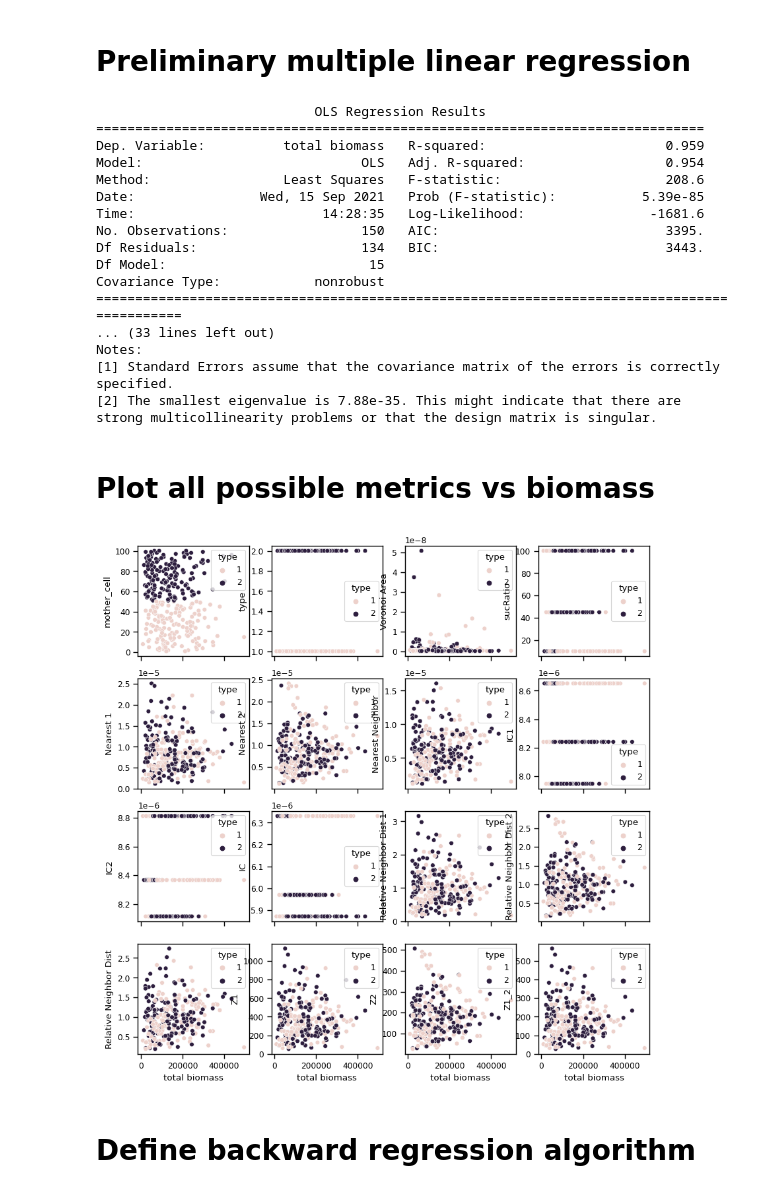
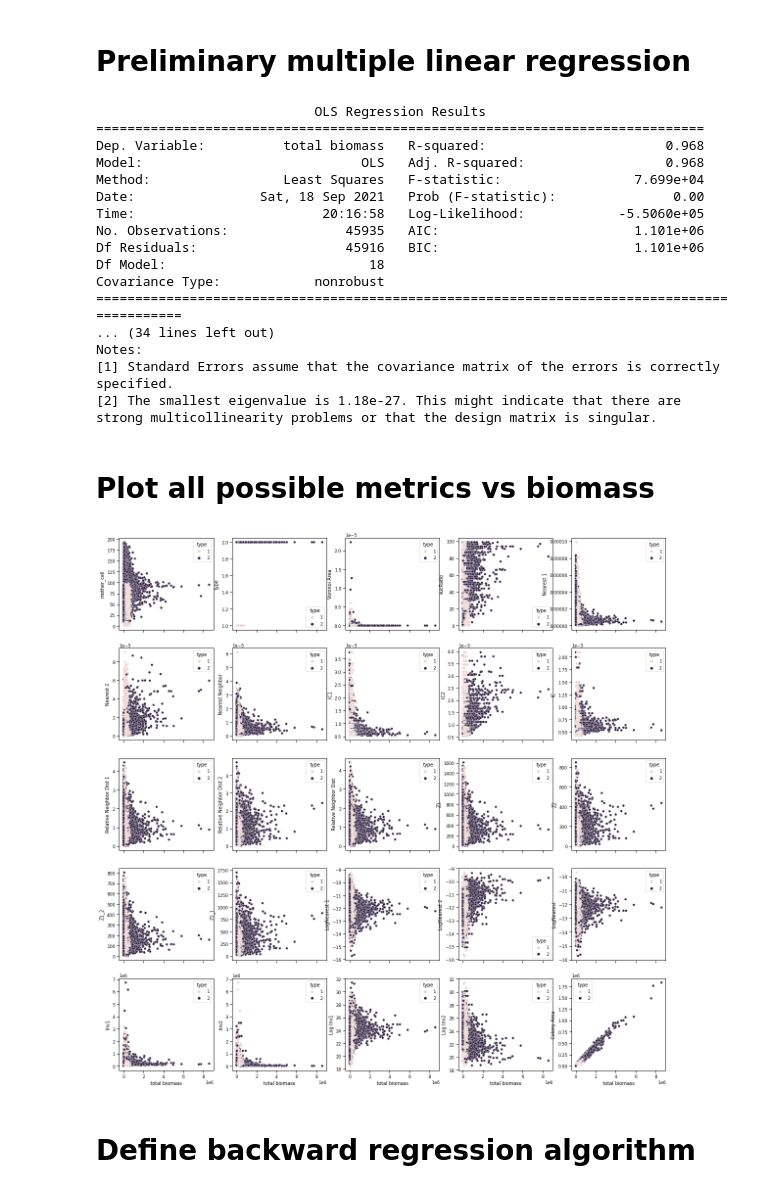
Before and after one commit to Jsakkos/nufeb-cyano-e-coli, a Jupyter notebook: notebooks/colony fitness prediction.ipynb, the cells around one changed output. Saved outputs shown, nothing was run; the diff lists cells and outputs as text; code cells hidden in the pictures.

```diff
--- a/notebooks/colony fitness prediction.ipynb
+++ b/notebooks/colony fitness prediction.ipynb
@@ -20,7 +20,9 @@ from sklearn.decomposition import PCA
 from sklearn.preprocessing import StandardScaler
 from sklearn.model_selection import train_test_split
 # %%
-BASE_DIR = Path(f'../simulation-data/runs')
-folders = [path for path in BASE_DIR.iterdir() if path.is_dir()]
-subset = folders[:50]
-test_folders = [r'D:\runs\Run_50_50_10_1_2021-07-27',r'D:\runs\Run_50_50_45_1_2021-07-27',r'D:\runs\Run_50_50_100_1_2021-07-27']
+#BASE_DIR = Path(f'../simulation-data/runs')
+#folders = [path for path in BASE_DIR.iterdir() if path.is_dir()]
+#subset = folders[:50]
+#test_folders = [r'D:\runs\Run_50_50_10_1_2021-07-27',r'D:\runs\Run_50_50_45_1_2021-07-27',r'D:\runs\Run_50_50_100_1_2021-07-27']
+CADES_DIR = Path(f'/lustre/or-scratch/cades-cnms/12x/NUFEB/runs')
+CADES_folders = [path for path in CADES_DIR.iterdir() if path.is_dir()]
@@ -28,13 +33,19 @@ test_folders = [r'D:\runs\Run_50_50_10_1_2021-07-27',r'D:\runs\Run_50_50_45_1_20
 # Gather datasets
 # %%
 def collect_data(folder):
-    a = utils.get_data(directory=str(folder))
-    b = stats.fitness_metrics(a)
-    return b
+
+    try:
+        a = utils.get_data(directory=str(folder))
+        b = spatial.fitness_metrics(a)
+        return b
+    except:
+        print('Error in ' + str(folder))
+        return
 
 with Parallel(n_jobs=-1) as parallel:
-    temp = parallel(delayed(collect_data)(folder) for folder in tqdm(test_folders))
+    temp = parallel(delayed(collect_data)(folder) for folder in tqdm(sorted(CADES_folders)))
 data = pd.concat(temp)
+data.to_pickle('saved-metrics.pkl')
 # %% [markdown]
 # Preliminary multiple linear regression
 # %%
@@ -50,35 +61,35 @@ get_stats()
 # %% [output]
                             OLS Regression Results
 ==============================================================================
-Dep. Variable:          total biomass   R-squared:                       0.959
-Model:                            OLS   Adj. R-squared:                  0.954
-Method:                 Least Squares   F-statistic:                     208.6
-Date:                Wed, 15 Sep 2021   Prob (F-statistic):           5.39e-85
-Time:                        14:28:35   Log-Likelihood:                -1681.6
-No. Observations:                 150   AIC:                             3395.
-Df Residuals:                     134   BIC:                             3443.
-Df Model:                          15
+Dep. Variable:          total biomass   R-squared:                       0.968
+Model:                            OLS   Adj. R-squared:                  0.968
+Method:                 Least Squares   F-statistic:                 7.699e+04
+Date:                Sat, 18 Sep 2021   Prob (F-statistic):               0.00
+Time:                        20:16:58   Log-Likelihood:            -5.5060e+05
+No. Observations:               45935   AIC:                         1.101e+06
+Df Residuals:                   45916   BIC:                         1.101e+06
+Df Model:                          18
 Covariance Type:            nonrobust
 ============================================================================================
-... (33 lines left out)
+... (34 lines left out)
 Notes:
 [1] Standard Errors assume that the covariance matrix of the errors is correctly specified.
-[2] The smallest eigenvalue is 7.88e-35. This might indicate that there are
+[2] The smallest eigenvalue is 1.18e-27. This might indicate that there are
 strong multicollinearity problems or that the design matrix is singular.
 # %% [markdown]
 # Plot all possible metrics vs biomass
 # %%
 
 sns.set_context('paper')
-f, axes = plt.subplots(nrows = int(np.sqrt(len(metric_list))),ncols=int(np.sqrt(len(metric_list))),figsize=(10,10),sharex=True)
+f, axes = plt.subplots(nrows = int(np.sqrt(len(metric_list))),ncols=int(np.sqrt(len(metric_list))),figsize=(20,20),sharex=True)
 for met,ax in zip(metric_list,axes.ravel()):
    sns.scatterplot(x='total biomass',y=met,hue='type',data=data,ax=ax)
 plt.show()
 #for ax in axes.ravel():
    # ax.set_xscale('log')
    # ax.set_yscale('log')
 # %% [output]
-[figure, old version]
+[figure, new version]
 # %% [markdown]
 # Define backward regression algorithm
 # %%
```
Also changed, not shown: parts of 21 cells of this notebook, 1 other file.
